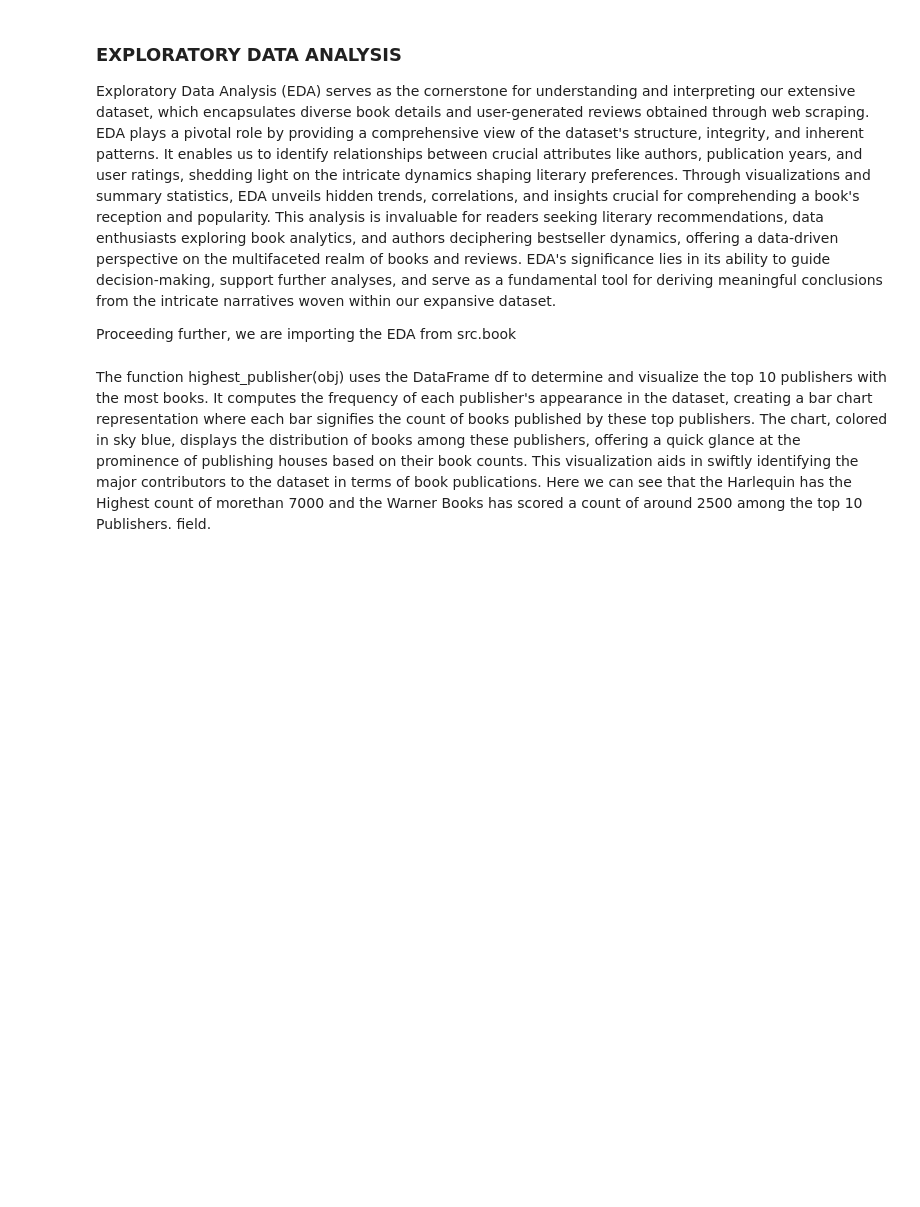
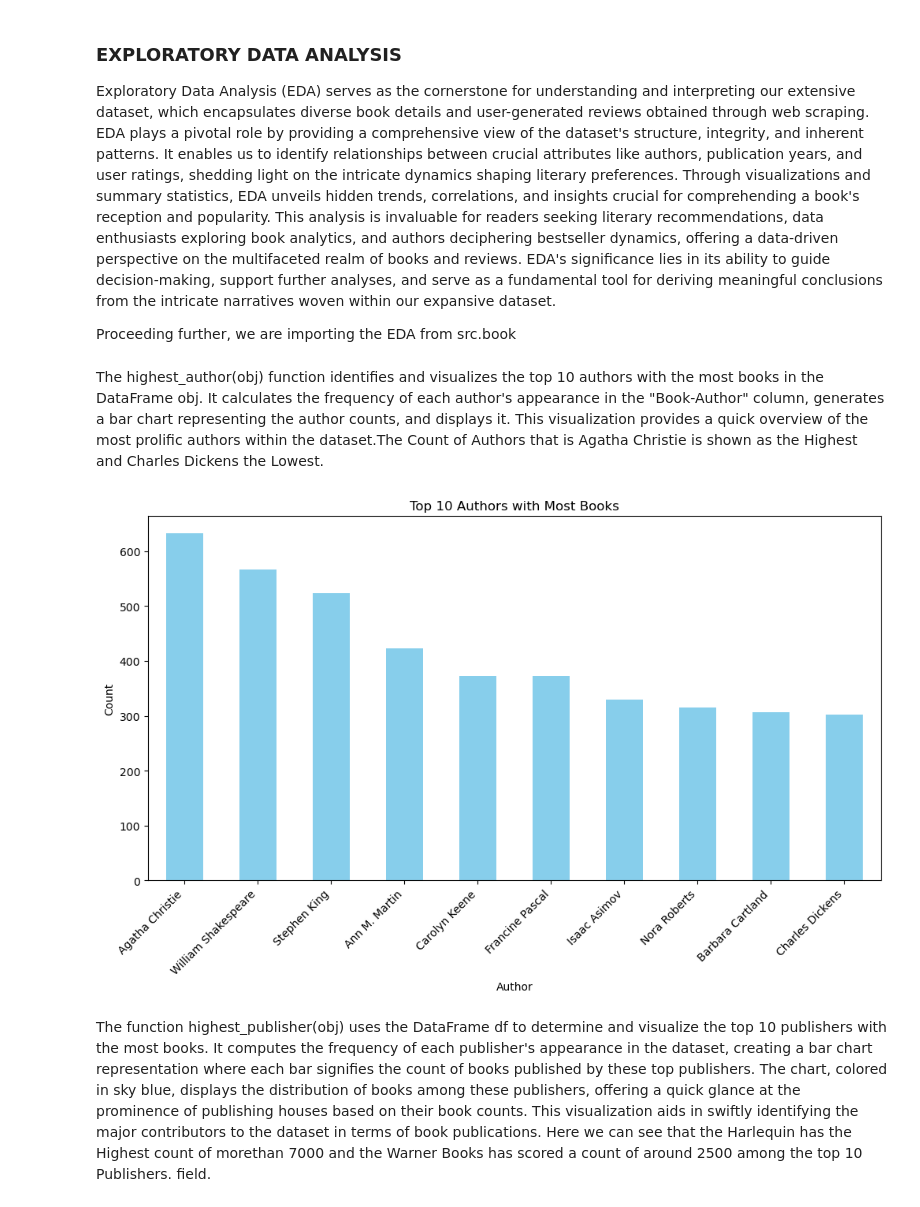
Before and after one commit to nikkirastogi/Exploring-the-World-of-Books, a Jupyter notebook: books_and_reviews.ipynb, the cells around one changed output. Cells and saved outputs as stored; diff of their text form; code cells hidden in the pictures; blank space fills up the shorter version.

Commit message:
Defining data

```diff
--- a/books_and_reviews.ipynb
+++ b/books_and_reviews.ipynb
@@ -180,6 +180,12 @@ Proceeding further, we are importing the EDA from src.book
 # %%
 
 from src.book_review import eda
+# %% [markdown]
+The highest_author(obj) function identifies and visualizes the top 10 authors with the most books in the DataFrame obj. It calculates the frequency of each author's appearance in the "Book-Author" column, generates a bar chart representing the author counts, and displays it. This visualization provides a quick overview of the most prolific authors within the dataset.The Count of Authors that is Agatha Christie is shown as the Highest and Charles Dickens the Lowest.
+# %%
+eda.EdaAnalysis.highest_author(obj)
+# %% [output]
+[figure, added]
 # %% [markdown]
 The function highest_publisher(obj) uses the DataFrame df to determine and visualize the top 10 publishers with the most books. It computes the frequency of each publisher's appearance in the dataset, creating a bar chart representation where each bar signifies the count of books published by these top publishers. The chart, colored in sky blue, displays the distribution of books among these publishers, offering a quick glance at the prominence of publishing houses based on their book counts. This visualization aids in swiftly identifying the major contributors to the dataset in terms of book publications.
 Here we can see that the Harlequin has the Highest count of morethan 7000 and the Warner Books has scored a count of around 2500 among the top 10 Publishers.
```
Also changed, not shown: parts of 12 cells of this notebook, 2 other files.
